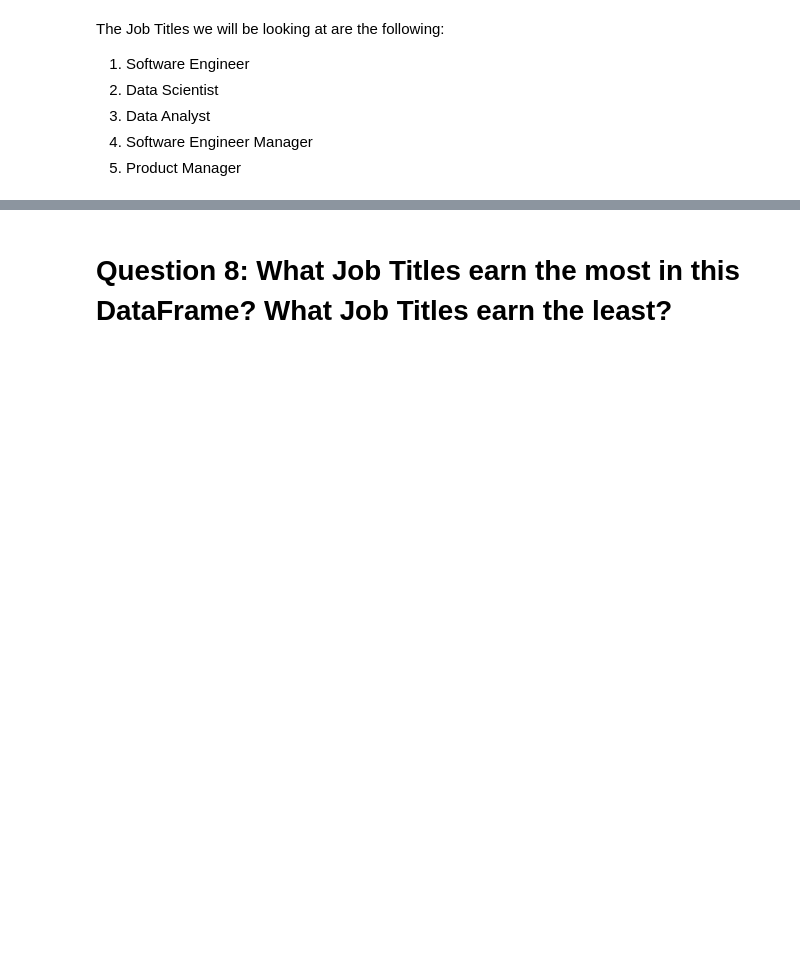
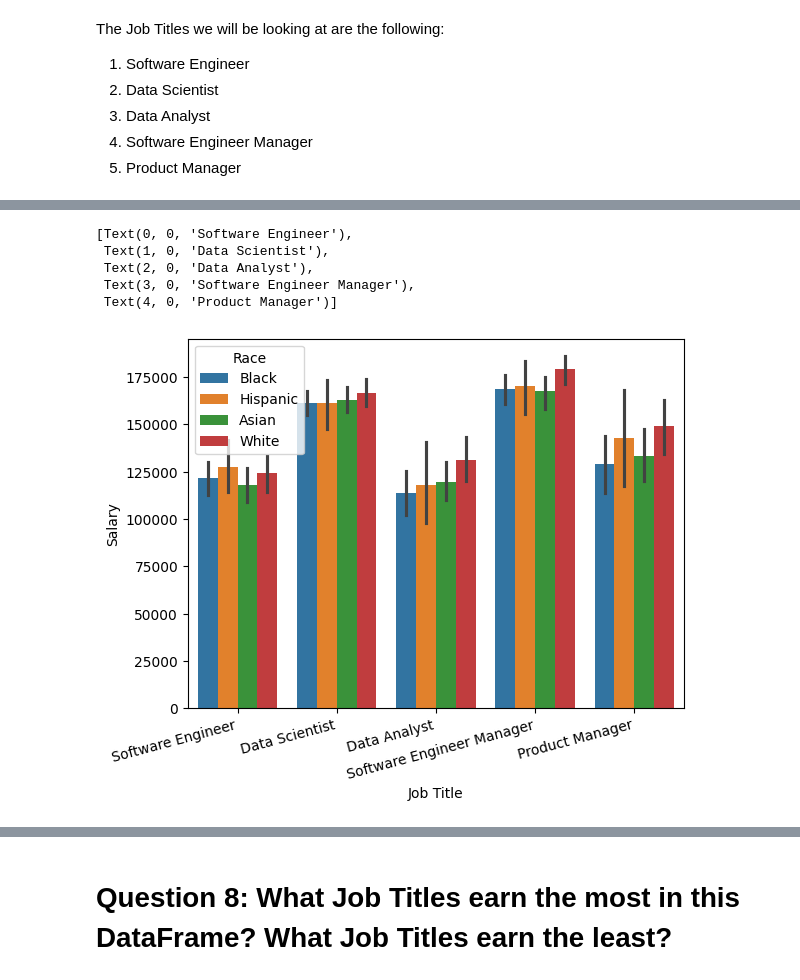
Before and after one commit to AbhijayPaul/HackTheHood-Final, a Jupyter notebook: HtHFinal.ipynb, the cells around one changed output, grey strips where cells are left out. Saved outputs shown, nothing was run; the diff lists cells and outputs as text; code cells hidden in the pictures; blank space fills up the shorter version.

```diff
--- a/HtHFinal.ipynb
+++ b/HtHFinal.ipynb
@@ -1026,8 +1029,8 @@ Project Engineer             12
 Sales Associate              12
 Name: count, dtype: int64
 # %%
-BlackRaceData = RaceDataFrameNA[(RaceDataFrameNA["Race"] == "Black") | (RaceDataFrameNA["Race"] == "African American")]
-BlackRaceData["Job Title"].value_counts().head(10)
+RaceDataFrameNA = RaceDataFrameNA.replace(to_replace="African American", value="Black")
+RaceDataFrameNA[(RaceDataFrameNA["Race"] == "Black")]["Job Title"].value_counts().head(10)
 # %% [output]
 Job Title
 Software Engineer            85
@@ -1049,4 +1052,10 @@ The Job Titles we will be looking at are the following:
 1. Software Engineer Manager
 1. Product Manager
 # %%
-raceJTcomp = ["Software Engineer", "Data Scientist", "Data Analyst", "Software Engineer Manager", "Product Manager"]
+RaceJTcomp = ["Software Engineer", "Data Scientist", "Data Analyst", "Software Engineer Manager", "Product Manager"]
+RaceNATop5JT = pandas.DataFrame()
+
+for i in range(len(RaceJTcomp)):
+    RaceNATop5JT = pandas.concat([RaceNATop5JT, RaceDataFrameNA[(RaceDataFrameNA["Job Title"] == RaceJTcomp[i])]])
+
+RaceNATop5JT
@@ -1052,0 +1076,11 @@ raceJTcomp = ["Software Engineer", "Data Scientist", "Data Analyst", "Software E
+# %%
+raceCompBarGraph = seaborn.barplot(x = RaceNATop5JT["Job Title"], y = RaceNATop5JT["Salary"], hue = RaceNATop5JT["Race"])
+
+raceCompBarGraph.set_xticklabels(raceCompBarGraph.get_xticklabels(), rotation=15, ha="right")
+# %% [output]
+[Text(0, 0, 'Software Engineer'),
+ Text(1, 0, 'Data Scientist'),
+ Text(2, 0, 'Data Analyst'),
+ Text(3, 0, 'Software Engineer Manager'),
+ Text(4, 0, 'Product Manager')]
+[figure, added]
```
Also changed, not shown: parts of 5 cells of this notebook, 1 other file.
